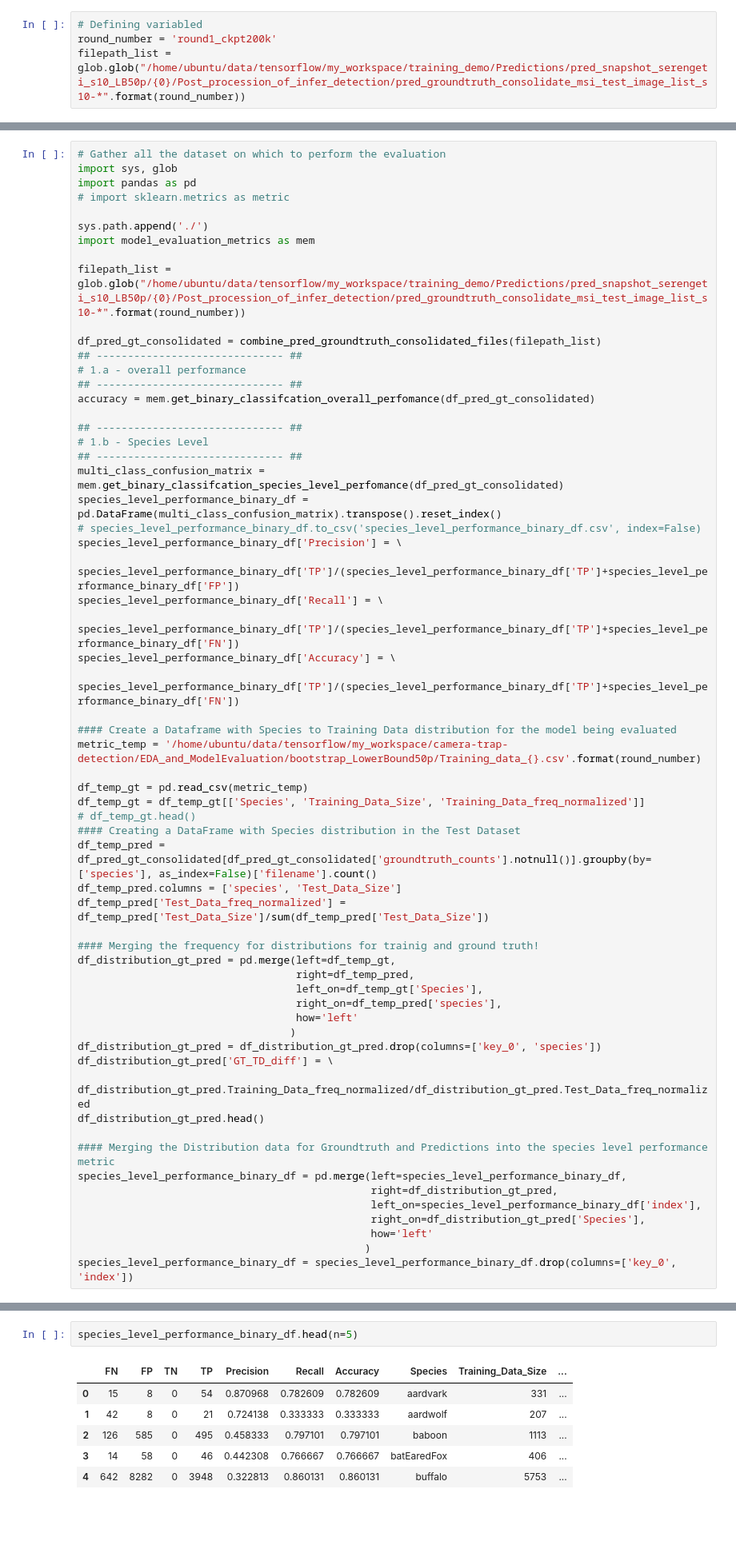
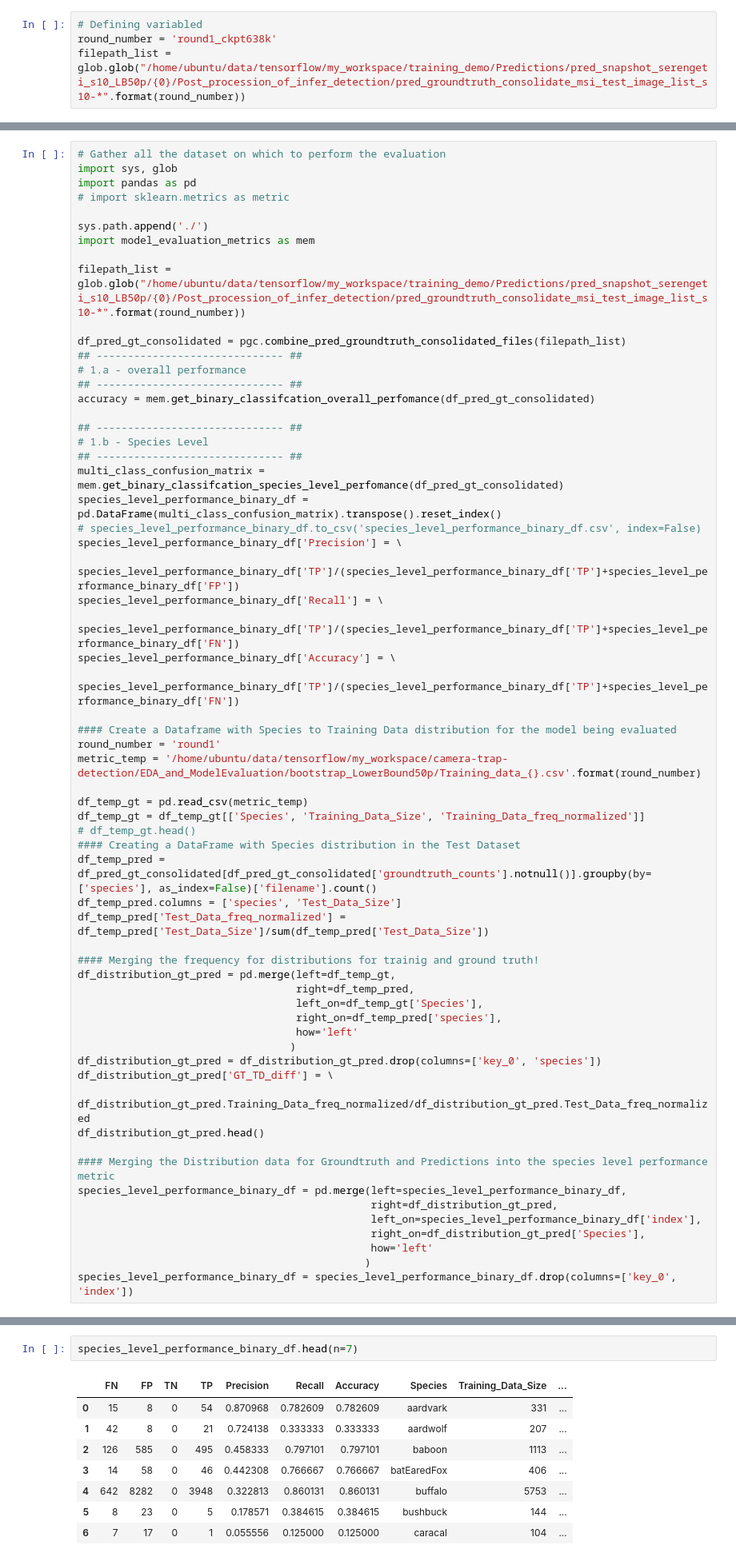
Before and after one commit to Manish-rai21bit/camera-trap-detection, a Jupyter notebook: EDA_and_ModelEvaluation/Evaluations_for_species_detection.ipynb, the cells around one changed output, grey strips where cells are left out. Shown at 80% size. Saved outputs shown, nothing was run; the diff lists cells and outputs as text; blank space fills up the shorter version.

```diff
--- a/EDA_and_ModelEvaluation/Evaluations_for_species_detection.ipynb
+++ b/EDA_and_ModelEvaluation/Evaluations_for_species_detection.ipynb
@@ -34,7 +34,7 @@ sys.path.append('/home/ubuntu/data/tensorflow/my_workspace/camera-trap-detection
 import bootstrapping.prediction_groundtruth_consolidation as pgc
 # %%
 # Defining variabled
-round_number = 'round1_ckpt200k'
+round_number = 'round1_ckpt638k'
 filepath_list = glob.glob("/home/ubuntu/data/tensorflow/my_workspace/training_demo/Predictions/pred_snapshot_serengeti_s10_LB50p/{0}/Post_procession_of_infer_detection/pred_groundtruth_consolidate_msi_test_image_list_s10-*".format(round_number))
 # %% [raw]
 # Putting this function to the bootstrapping/prediction_groundtruth_consolidation.py file
@@ -364,7 +364,7 @@ import model_evaluation_metrics as mem
 
 filepath_list = glob.glob("/home/ubuntu/data/tensorflow/my_workspace/training_demo/Predictions/pred_snapshot_serengeti_s10_LB50p/{0}/Post_procession_of_infer_detection/pred_groundtruth_consolidate_msi_test_image_list_s10-*".format(round_number))
 
-df_pred_gt_consolidated = combine_pred_groundtruth_consolidated_files(filepath_list)
+df_pred_gt_consolidated = pgc.combine_pred_groundtruth_consolidated_files(filepath_list)
 ## ------------------------------ ##
 # 1.a - overall performance
 ## ------------------------------ ##
@@ -384,6 +384,7 @@ species_level_performance_binary_df['Accuracy'] = \
      species_level_performance_binary_df['TP']/(species_level_performance_binary_df['TP']+species_level_performance_binary_df['FN'])
 
 #### Create a Dataframe with Species to Training Data distribution for the model being evaluated
+round_number = 'round1'
 metric_temp = '/home/ubuntu/data/tensorflow/my_workspace/camera-trap-detection/EDA_and_ModelEvaluation/bootstrap_LowerBound50p/Training_data_{}.csv'.format(round_number)
 
 df_temp_gt = pd.read_csv(metric_temp)
@@ -425,11 +426,13 @@ Accuracy: 0.901
 # %% [markdown]
 **Plot Performance**
 # %%
-species_level_performance_binary_df.head(n=5)
+species_level_performance_binary_df.head(n=7)
 # %% [output]
 |  | FN | FP | TN | TP | Precision | Recall | Accuracy | Species | Training_Data_Size | ... |
 | 0 | 15 | 8 | 0 | 54 | 0.870968 | 0.782609 | 0.782609 | aardvark | 331 | ... |
 | 1 | 42 | 8 | 0 | 21 | 0.724138 | 0.333333 | 0.333333 | aardwolf | 207 | ... |
 | 2 | 126 | 585 | 0 | 495 | 0.458333 | 0.797101 | 0.797101 | baboon | 1113 | ... |
 | 3 | 14 | 58 | 0 | 46 | 0.442308 | 0.766667 | 0.766667 | batEaredFox | 406 | ... |
 | 4 | 642 | 8282 | 0 | 3948 | 0.322813 | 0.860131 | 0.860131 | buffalo | 5753 | ... |
+| 5 | 8 | 23 | 0 | 5 | 0.178571 | 0.384615 | 0.384615 | bushbuck | 144 | ... |
+| 6 | 7 | 17 | 0 | 1 | 0.055556 | 0.125000 | 0.125000 | caracal | 104 | ... |
```
Also changed, not shown: parts of 11 cells of this notebook.
